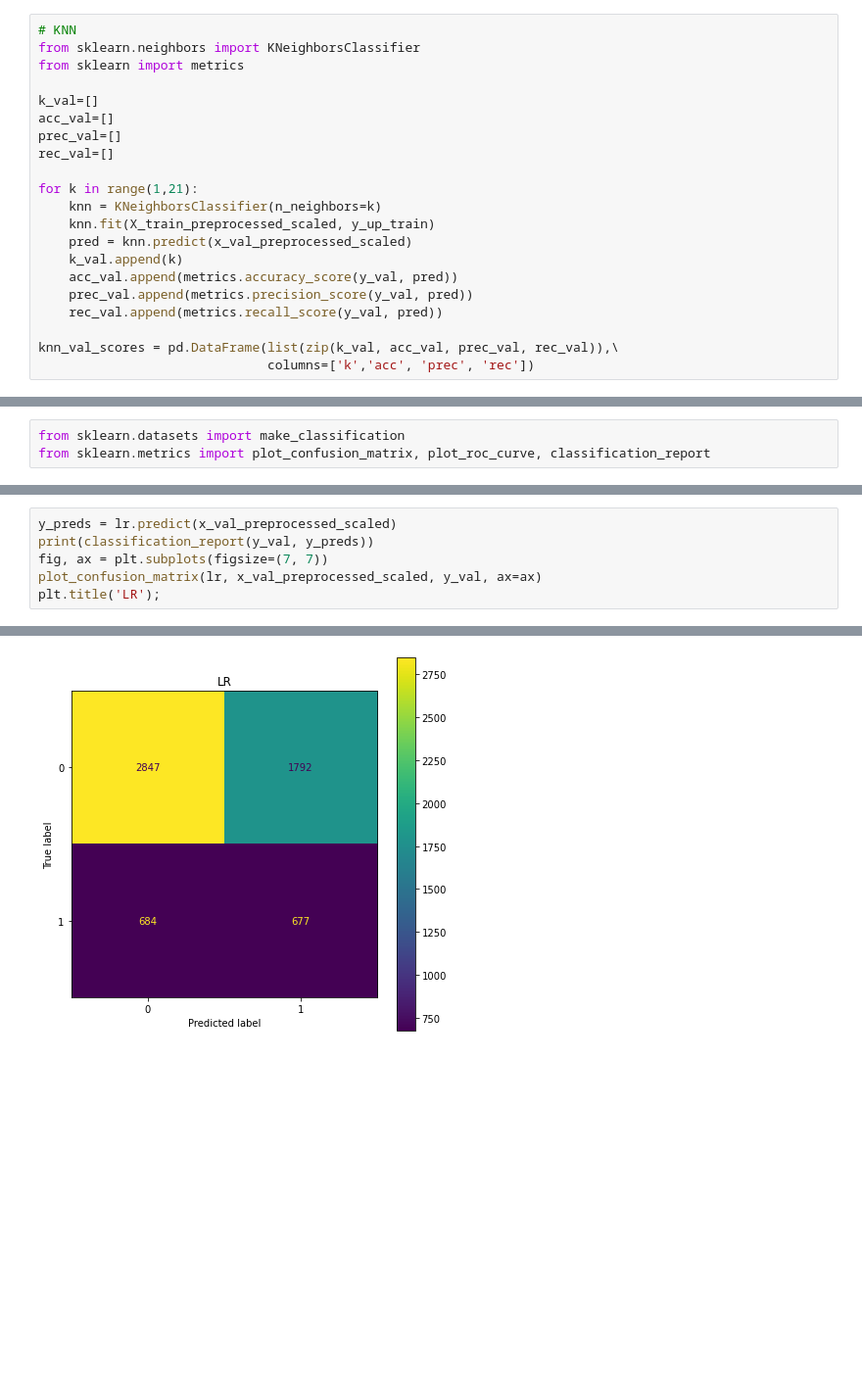
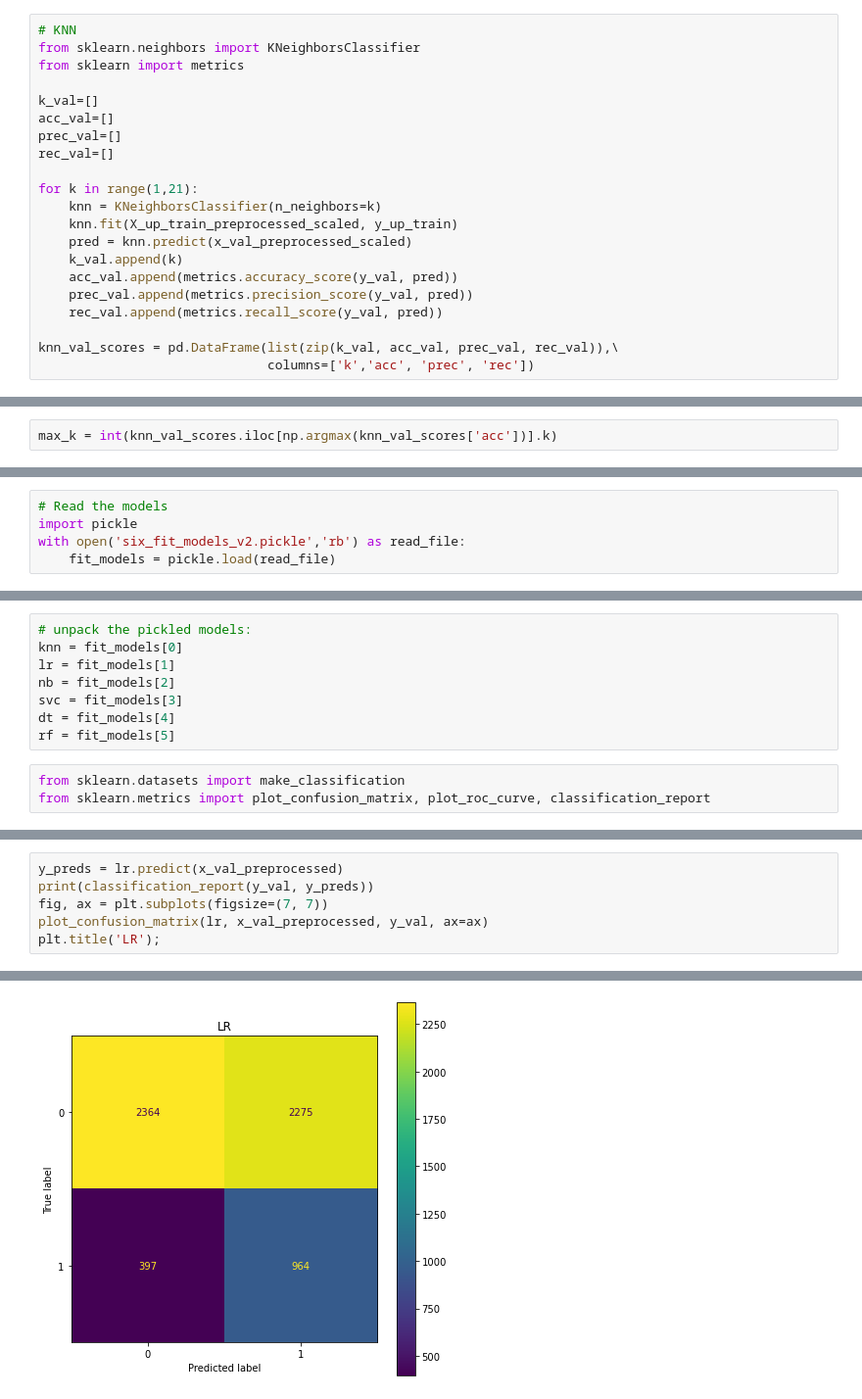
Before and after one commit to jpizzollo/Credit_Default, a Jupyter notebook: Credit_scratchpad_Refining_v2.ipynb, the cells around one changed output, grey strips where cells are left out. Shown: that part at 98% size. Drawn from its saved outputs; the diff is of its cells as text; blank space fills up the shorter version.

```diff
--- a/Credit_scratchpad_Refining_v2.ipynb
+++ b/Credit_scratchpad_Refining_v2.ipynb
@@ -182,7 +177,7 @@ rec_val=[]
 
 for k in range(1,21):
     knn = KNeighborsClassifier(n_neighbors=k)
-    knn.fit(X_train_preprocessed_scaled, y_up_train)
+    knn.fit(X_up_train_preprocessed_scaled, y_up_train)
     pred = knn.predict(x_val_preprocessed_scaled)
     k_val.append(k)
     acc_val.append(metrics.accuracy_score(y_val, pred))
@@ -225,3 +220,5 @@ knn_val_scores
+# %%
+max_k = int(knn_val_scores.iloc[np.argmax(knn_val_scores['acc'])].k)
 # %% [markdown]
 ## Assess performance of different models
 # %%
@@ -291,6 +291,11 @@ Please also refer to the documentation for alternative solver options:
 import pickle
 with open('six_models_v2.pickle','rb') as read_file:
     six_basic_models_val = pickle.load(read_file)
+# %%
+# Read the models
+import pickle
+with open('six_fit_models_v2.pickle','rb') as read_file:
+    fit_models = pickle.load(read_file)
 # %%
 six_basic_models_val
 # %% [output]
@@ -303,4 +308,12 @@ six_basic_models_val
 | 5 | RF | 0.803667 |
+# %%
+# unpack the pickled models:
+knn = fit_models[0]
+lr = fit_models[1]
+nb = fit_models[2]
+svc = fit_models[3]
+dt = fit_models[4]
+rf = fit_models[5]
 # %%
 from sklearn.datasets import make_classification
 from sklearn.metrics import plot_confusion_matrix, plot_roc_curve, classification_report
@@ -323,8 +336,8 @@ weighted avg       0.72      0.73      0.73      6000
 # %%
-y_preds = lr.predict(x_val_preprocessed_scaled)
+y_preds = lr.predict(x_val_preprocessed)
 print(classification_report(y_val, y_preds))
 fig, ax = plt.subplots(figsize=(7, 7))
-plot_confusion_matrix(lr, x_val_preprocessed_scaled, y_val, ax=ax)
+plot_confusion_matrix(lr, x_val_preprocessed, y_val, ax=ax)
 plt.title('LR');
 # %% [output]
               precision    recall  f1-score   support
@@ -338,2 +351,2 @@ weighted avg       0.69      0.59      0.62      6000
-[figure, old version]
+[figure, new version]
 # %%
```
Also changed, not shown: parts of 33 cells of this notebook.
